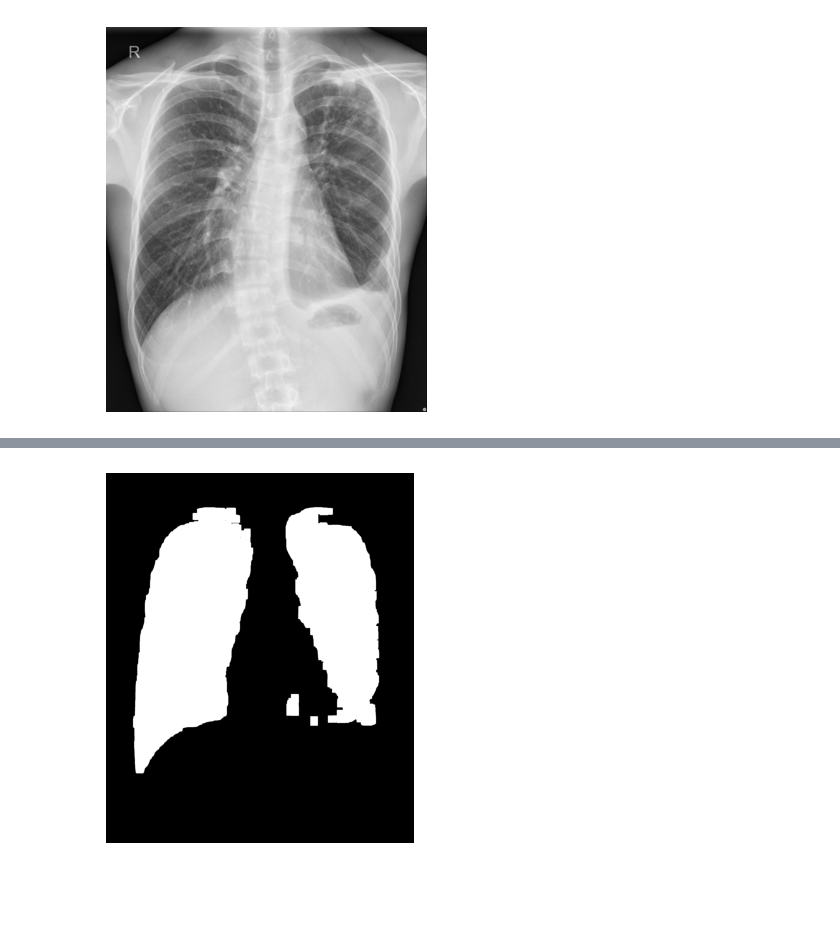
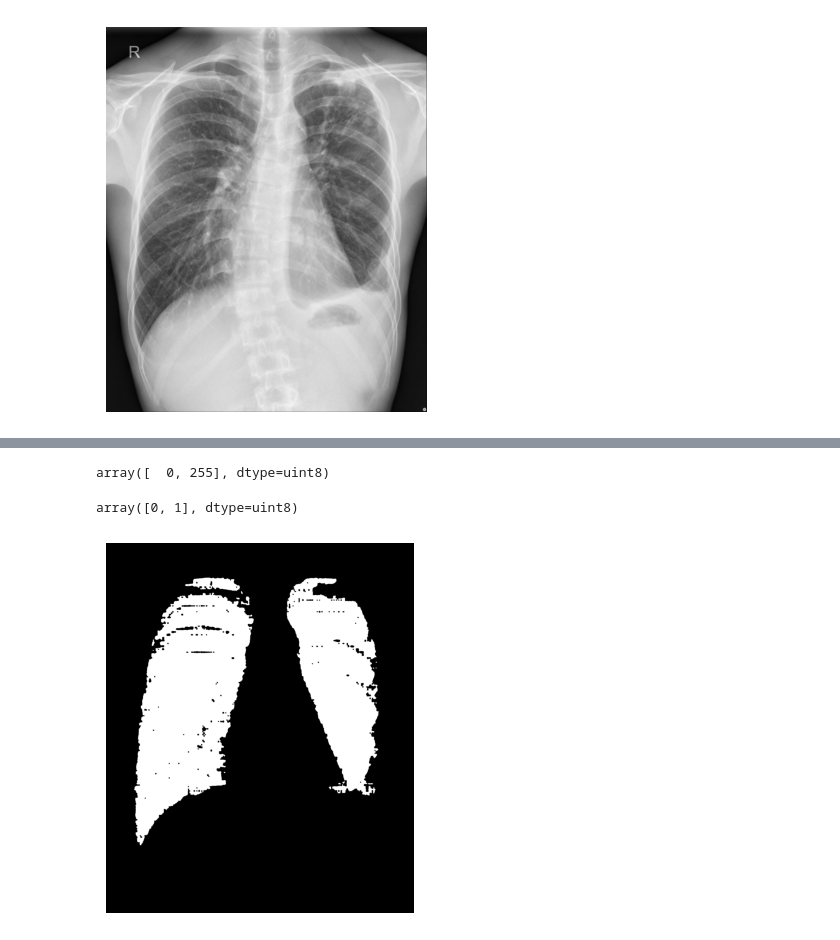
Before and after one commit to OliverViola/ET-SAM, a Jupyter notebook: CXR/post_process.ipynb, the cells around one changed output, grey strips where cells are left out. Drawn from its saved outputs; the diff is of its cells as text; code cells hidden in the pictures; blank space fills up the shorter version.

```diff
--- a/CXR/post_process.ipynb
+++ b/CXR/post_process.ipynb
@@ -94,7 +41,7 @@ elif device.type == "mps":
 # %% [output]
 using device: cuda
 # %%
-image = Image.open('/root/autodl-tmp/lung-segment/images/0.png')
+image = Image.open('/root/lung-segment/images/0.png')
 image = np.array(image.convert("RGB"))
 plt.figure(figsize=(5, 5))
 plt.imshow(image)
@@ -162,11 +183,19 @@ plt.show()
+# %%
+np.unique(gt)
+# %% [output]
+array([  0, 255], dtype=uint8)
+# %%
+np.unique(np_img.astype(np.uint8))
+# %% [output]
+array([0, 1], dtype=uint8)
 # %%
-open_prd_mask = morphological_open(prd_mask.unsqueeze(1), 50)
+open_prd_mask = morphological_open(prd_mask.unsqueeze(1), 14)
 np_img = (open_prd_mask[0][0].float() > 0.5).cpu().detach().numpy()
 plt.imshow(np_img, cmap='gray')
 plt.axis("off")
 plt.show()
 # %% [output]
-[figure, old version]
+[figure, new version]
 # %%
 difference_map = ((open_prd_mask > 0.5) != (prd_mask > 0.5)).float().cpu().detach().numpy()
 plt.imshow(difference_map[0][0], cmap='gray')
```
Also changed, not shown: parts of 12 cells of this notebook, 22 other files.
